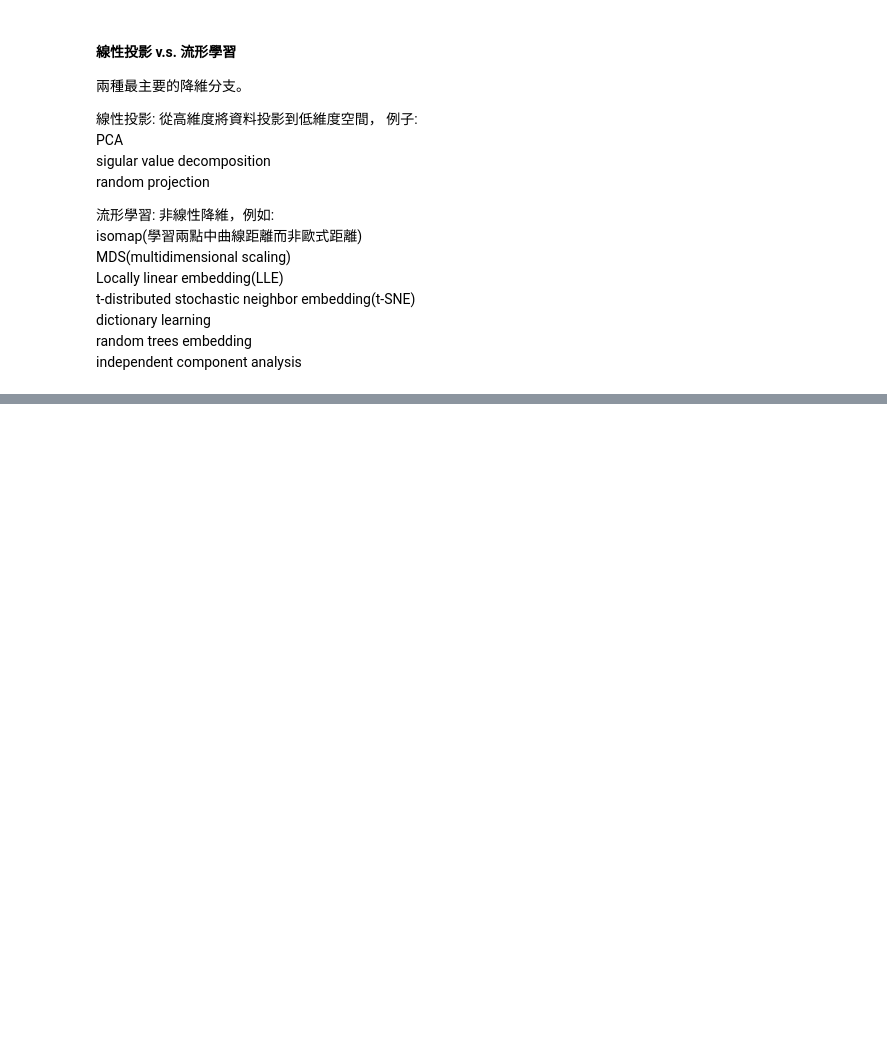
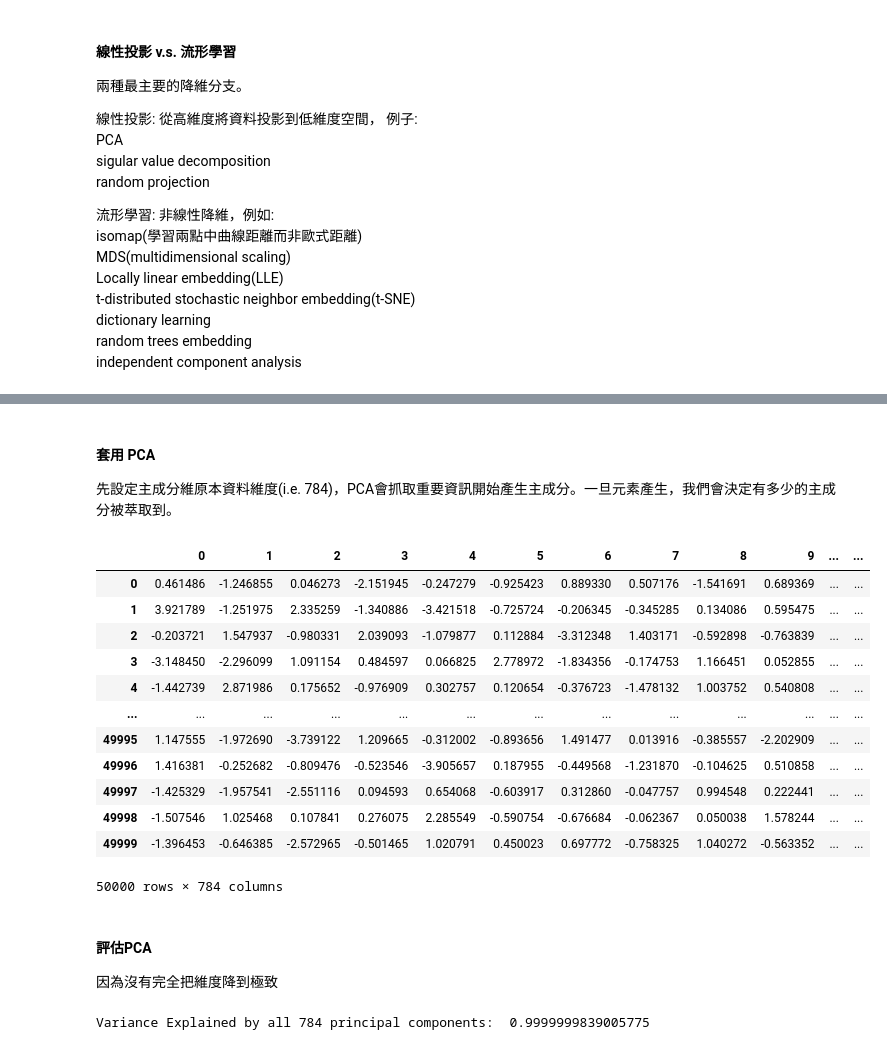
Before and after one commit to agron911/data-analytics, a Jupyter notebook: ML/3_Dimensionality_reduction.ipynb, the cells around one changed output, grey strips where cells are left out. Drawn from its saved outputs; the diff is of its cells as text; code cells hidden in the pictures; blank space fills up the shorter version.

```diff
--- a/ML/3_Dimensionality_reduction.ipynb
+++ b/ML/3_Dimensionality_reduction.ipynb
@@ -148,0 +172,29 @@ view_digit(2)
+# %% [markdown]
+#### 套用 PCA
+先設定主成分維原本資料維度(i.e. 784)，PCA會抓取重要資訊開始產生主成分。一旦元素產生，我們會決定有多少的主成分被萃取到。
+# %%
+X_train_PCA = pca.fit_transform(X_train)
+X_train_PCA = pd.DataFrame(data= X_train_PCA, index = train_index)
+X_train_PCA
+# %% [output]
+|  | 0 | 1 | 2 | 3 | 4 | 5 | 6 | 7 | 8 | 9 | ... | ... |
+| 0 | 0.461486 | -1.246855 | 0.046273 | -2.151945 | -0.247279 | -0.925423 | 0.889330 | 0.507176 | -1.541691 | 0.689369 | ... | ... |
+| 1 | 3.921789 | -1.251975 | 2.335259 | -1.340886 | -3.421518 | -0.725724 | -0.206345 | -0.345285 | 0.134086 | 0.595475 | ... | ... |
+| 2 | -0.203721 | 1.547937 | -0.980331 | 2.039093 | -1.079877 | 0.112884 | -3.312348 | 1.403171 | -0.592898 | -0.763839 | ... | ... |
+| 3 | -3.148450 | -2.296099 | 1.091154 | 0.484597 | 0.066825 | 2.778972 | -1.834356 | -0.174753 | 1.166451 | 0.052855 | ... | ... |
+| 4 | -1.442739 | 2.871986 | 0.175652 | -0.976909 | 0.302757 | 0.120654 | -0.376723 | -1.478132 | 1.003752 | 0.540808 | ... | ... |
+| ... | ... | ... | ... | ... | ... | ... | ... | ... | ... | ... | ... | ... |
+| 49995 | 1.147555 | -1.972690 | -3.739122 | 1.209665 | -0.312002 | -0.893656 | 1.491477 | 0.013916 | -0.385557 | -2.202909 | ... | ... |
+| 49996 | 1.416381 | -0.252682 | -0.809476 | -0.523546 | -3.905657 | 0.187955 | -0.449568 | -1.231870 | -0.104625 | 0.510858 | ... | ... |
+| 49997 | -1.425329 | -1.957541 | -2.551116 | 0.094593 | 0.654068 | -0.603917 | 0.312860 | -0.047757 | 0.994548 | 0.222441 | ... | ... |
+| 49998 | -1.507546 | 1.025468 | 0.107841 | 0.276075 | 2.285549 | -0.590754 | -0.676684 | -0.062367 | 0.050038 | 1.578244 | ... | ... |
+| 49999 | -1.396453 | -0.646385 | -2.572965 | -0.501465 | 1.020791 | 0.450023 | 0.697772 | -0.758325 | 1.040272 | -0.563352 | ... | ... |
+50000 rows × 784 columns
+# %% [markdown]
+#### 評估PCA
+因為沒有完全把維度降到極致
+# %%
+print('Variance Explained by all 784 principal components: ',
+     sum(pca.explained_variance_ratio_))
+# %% [output]
+Variance Explained by all 784 principal components:  0.9999999839005775
```
Also changed, not shown: parts of 11 cells of this notebook.
